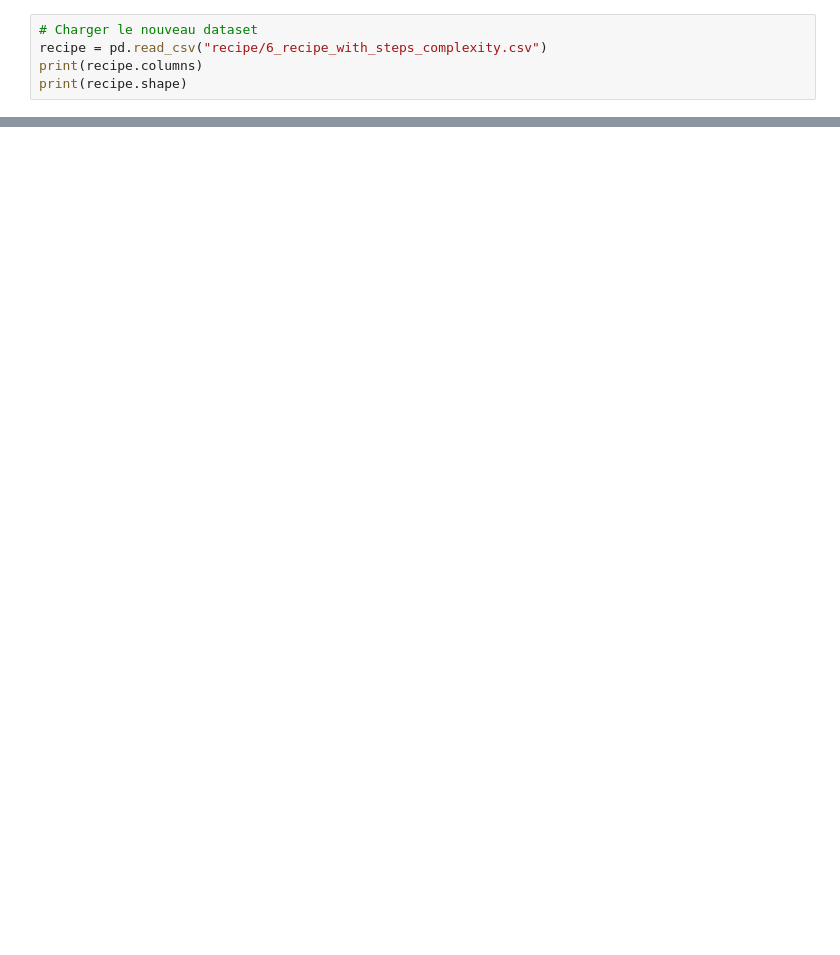
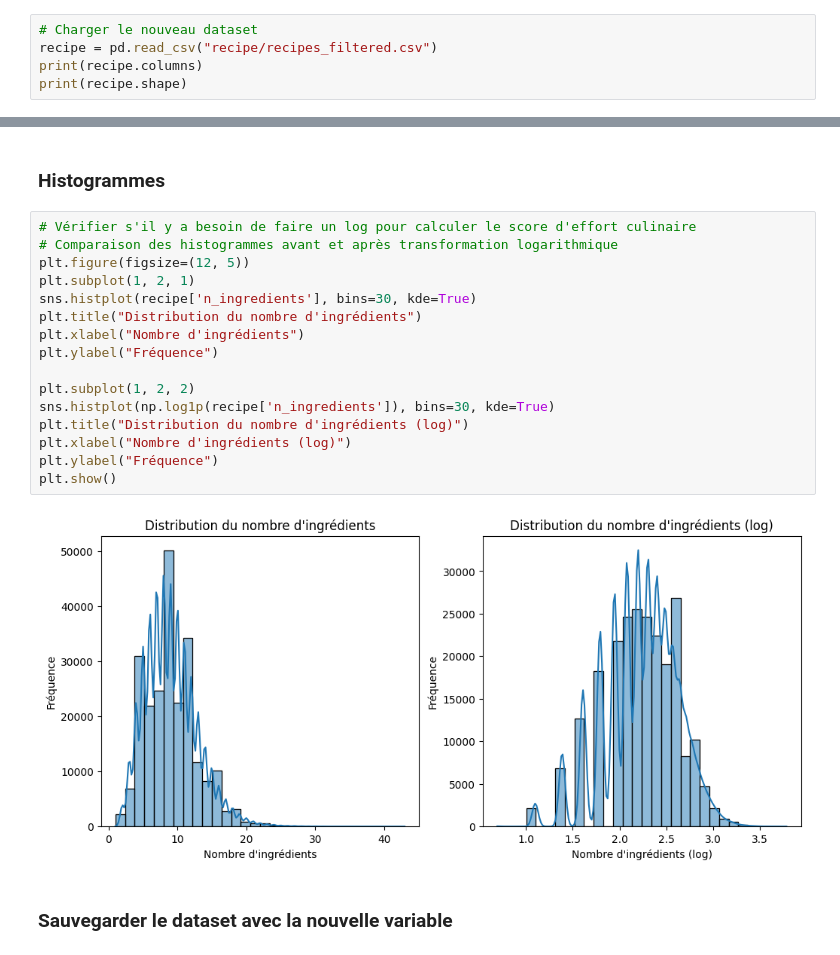
Before and after one commit to TelecomParis-MSData25/mangetamain, a Jupyter notebook: dataset_analysis/cooking_effort/3_Variable_n_ingredients.ipynb, the cells around one changed output, grey strips where cells are left out. Drawn from its saved outputs; the diff is of its cells as text; blank space fills up the shorter version.

Commit message:
Mise en forme des notebooks pour plus de lisibilité et mise à jour du score_effort

```diff
--- a/dataset_analysis/cooking_effort/3_Variable_n_ingredients.ipynb
+++ b/dataset_analysis/cooking_effort/3_Variable_n_ingredients.ipynb
@@ -8,6 +14,6 @@ import re
 # %%
 # Charger le nouveau dataset
-recipe = pd.read_csv("recipe/6_recipe_with_steps_complexity.csv")
+recipe = pd.read_csv("recipe/recipes_filtered.csv")
 print(recipe.columns)
 print(recipe.shape)
 # %% [output]
@@ -50,0 +79,22 @@ Nous avons décider d'enlever aucun outliers. Ces recettes ne semblent pasêtre
+# %% [markdown]
+### Histogrammes
+# %%
+# Vérifier s'il y a besoin de faire un log pour calculer le score d'effort culinaire
+# Comparaison des histogrammes avant et après transformation logarithmique
+plt.figure(figsize=(12, 5))
+plt.subplot(1, 2, 1)
+sns.histplot(recipe['n_ingredients'], bins=30, kde=True)
+plt.title("Distribution du nombre d'ingrédients")
+plt.xlabel("Nombre d'ingrédients")
+plt.ylabel("Fréquence")
+
+plt.subplot(1, 2, 2)
+sns.histplot(np.log1p(recipe['n_ingredients']), bins=30, kde=True)
+plt.title("Distribution du nombre d'ingrédients (log)")
+plt.xlabel("Nombre d'ingrédients (log)")
+plt.ylabel("Fréquence")
+plt.show()
+# %% [output]
+[figure, added]
+# %% [markdown]
+### Sauvegarder le dataset avec la nouvelle variable
```
Also changed, not shown: parts of 20 cells of this notebook, 6 other files.
